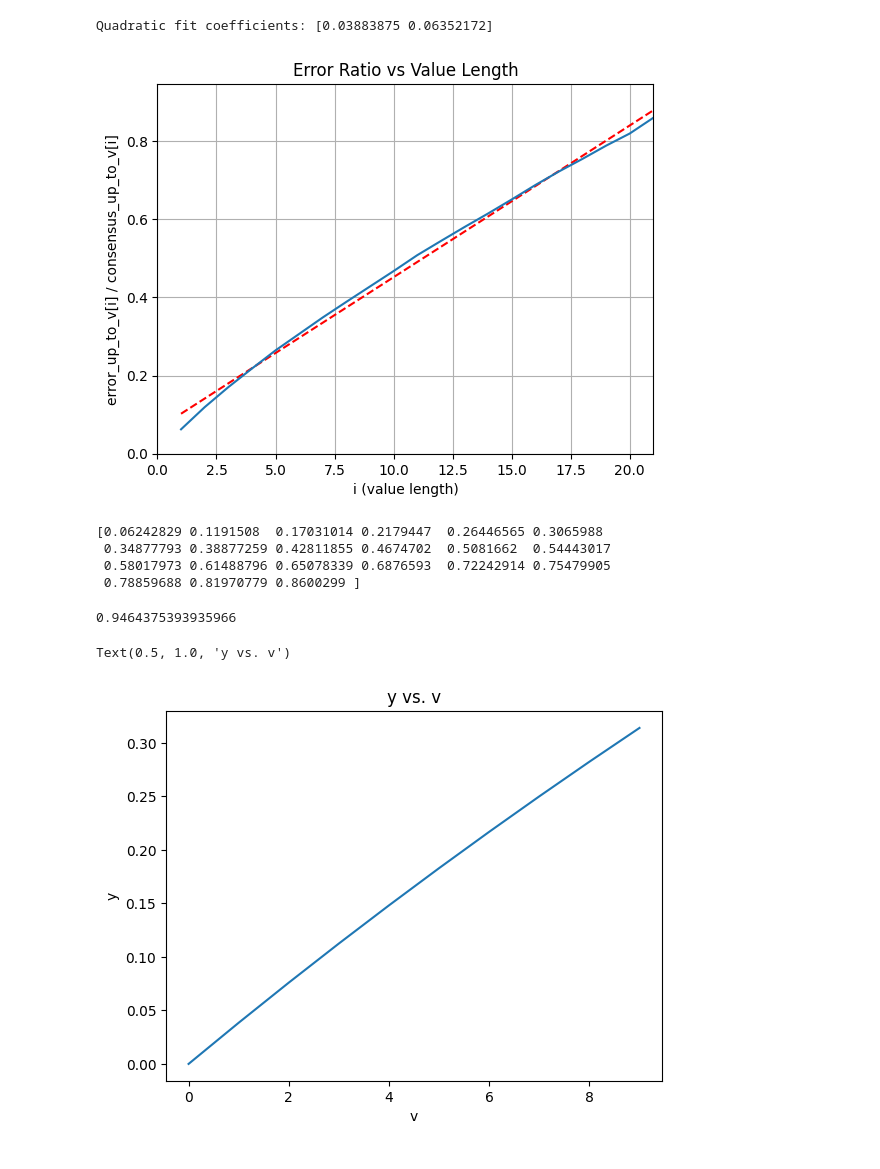
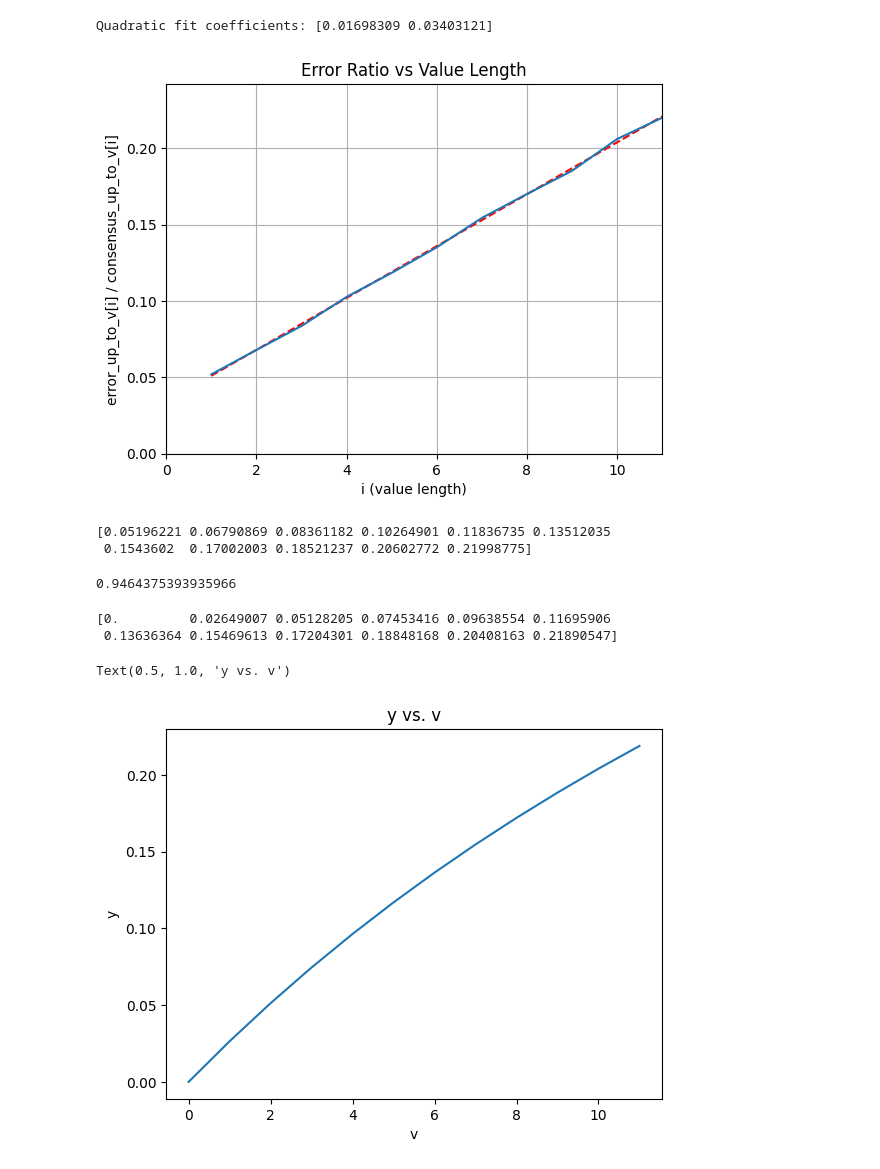
Before and after one commit to GZHoffie/skiver-test, a Jupyter notebook: experiments/simulate_kvmer_model/simulation.ipynb, the cells around one changed output. Drawn from its saved outputs; the diff is of its cells as text; code cells hidden in the pictures.

```diff
--- a/experiments/simulate_kvmer_model/simulation.ipynb
+++ b/experiments/simulate_kvmer_model/simulation.ipynb
@@ -58,7 +58,7 @@ class KVMerErrorModel:
 
         return drawed
 
-    def simulate_kvmer(self, error_rate: float):
+    def simulate_kvmer(self, error_rate: float, **kwargs) -> list:
         """
         Computes statistics based on the given error rate.
 
@@ -71,6 +71,20 @@ class KVMerErrorModel:
         # Simulate a list of 0 and 1s based on the error rate
         # [TODO] Simulate dependencies
         kvmer = np.random.choice([0, 1], size=(self.k + self.v,), p=[1 - error_rate, error_rate])
+        if 'p01' in kwargs and 'p11' in kwargs:
+            p01 = kwargs.get('p01')
+            p11 = kwargs.get('p11')
+            for i in range(1, len(kvmer)):
+                if kvmer[i-1] == 0:
+                    kvmer[i] = np.random.choice([0, 1], p=[1 - p01, p01])
+                else:
+                    kvmer[i] = np.random.choice([0, 1], p=[1 - p11, p11])
+        return kvmer
+
+    def add_error(self, kvmer: list, error_rate: float) -> list:
+        for i in range(len(kvmer)):
+            if np.random.rand() < error_rate:
+                kvmer[i] = 1
         return kvmer
 
     def get_stats(self, kvmer: list) -> dict:
@@ -116,9 +130,14 @@ class KVMerErrorModel:
             else:
                 raise ValueError("Unsupported distribution type. Use 'beta' or 'normal'.")
 
-            error_rates.append(error_rate)
 
-            kvmer = self.simulate_kvmer(error_rate)
+
+            kvmer = self.simulate_kvmer(error_rate, **kwargs)
+            #error_rates.append(error_rate)
+            error_rates.append(np.sum(kvmer) / len(kvmer))
+
+            if 'bg_error_rate' in kwargs:
+                kvmer = self.add_error(kvmer, kwargs.get('bg_error_rate'))
             #print(kvmer)
             stats = self.get_stats(kvmer)
             key_hit.append(stats['key_hit'])
@@ -146,7 +165,7 @@ def gather_simulation_results(simulation_results):
     key_hit_error_rate = []
 
     for i in range(simulation_results['p0'].shape[0]):
-        #if simulation_results['key_hit'][i] == 1:
+        if simulation_results['key_hit'][i] == 1:
             key_hit_error_rate.append(simulation_results['error_rate'][i])
             consensus_up_to_v += simulation_results['p0'][i]
             error_up_to_v += simulation_results['p1'][i]
@@ -159,13 +178,14 @@ def gather_simulation_results(simulation_results):
         'error_up_to_v': error_up_to_v
     }
 # %%
-model = KVMerErrorModel(k=21, v=21)
+model = KVMerErrorModel(k=21, v=11)
 
-error_rate = 0.03
+error_rate = 0.02
+std = 0.0
 mult = 10
-shift = 0.03
-simulation_results = model.simulate(num_samples=100000, distribution='shifted_beta', alpha=error_rate * mult, beta=(1 - error_rate) * mult, shift=shift)
-#simulation_results = model.simulate(num_samples=100000, distribution='normal', mean=error_rate, std=mult)
+shift = 0.0
+#simulation_results = model.simulate(num_samples=50000, distribution='shifted_beta', alpha=error_rate * mult, beta=(1 - error_rate) * mult, shift=shift)
+simulation_results = model.simulate(num_samples=50000, distribution='normal', mean=error_rate, std=std, p01=0.05, p11=0.7)
 gathered_results = gather_simulation_results(simulation_results)
 # %%
 # Plot histogram of error rates and key hit error rates
@@ -236,35 +244,34 @@ Consensus Ratios:  0.04501238458824608
 # %%
 # Plot error_up_to_v[i] / consensus_up_to_v[i]
 error_ratios = []
 for i in range(len(gathered_results['error_up_to_v'])):
     if gathered_results['consensus_up_to_v'][i] == 0:
         error_ratios.append(0)
     else:
         error_ratios.append(gathered_results['error_up_to_v'][i] / gathered_results['consensus_up_to_v'][i])
 # fit a linear regression after the loop
-x = np.arange(len(gathered_results['error_up_to_v'])) + 1
-y = np.array(error_ratios)
+value_take = 0
+x = (np.arange(len(gathered_results['error_up_to_v'])) + 1)[value_take:]
+y = np.array(error_ratios)[value_take:]
 coefficients = np.polyfit(x, y, 1)
 print(f'Quadratic fit coefficients: {coefficients}')
 y_pred = np.polyval(coefficients, x)
 plt.plot(x, y_pred, color='red', linestyle='--', label=f'Quadratic fit')
 plt.plot(np.arange(len(gathered_results['error_up_to_v'])) + 1, error_ratios)
 plt.xlabel('i (value length)')
 plt.ylabel('error_up_to_v[i] / consensus_up_to_v[i]')
 plt.title('Error Ratio vs Value Length')
 plt.grid()
 plt.xlim(0, np.max(x))
 plt.ylim(0, np.max(error_ratios) * 1.1)
 plt.show()
 
 print(y)
 # %% [output]
-Quadratic fit coefficients: [0.03883875 0.06352172]
+Quadratic fit coefficients: [0.01698309 0.03403121]
-[figure, old version]
+[figure, new version]
-[0.06242829 0.1191508  0.17031014 0.2179447  0.26446565 0.3065988
- 0.34877793 0.38877259 0.42811855 0.4674702  0.5081662  0.54443017
- 0.58017973 0.61488796 0.65078339 0.6876593  0.72242914 0.75479905
- 0.78859688 0.81970779 0.8600299 ]
+[0.05196221 0.06790869 0.08361182 0.10264901 0.11836735 0.13512035
+ 0.1543602  0.17002003 0.18521237 0.20602772 0.21998775]
 # %%
 1 / (1 + 0.05659376174018003)
 # %% [output]
@@ -273,9 +280,14 @@ Quadratic fit coefficients: [0.03883875 0.06352172]
 alpha=error_rate * mult
 beta=(1 - error_rate) * mult
 
-k = 31
-v = np.arange(10)
+#alpha = 50
+#beta = 950
+
+k = 21
+v = np.arange(0, 12)
 y_values = v * alpha / (beta + v + k - 1)
+
+print(y_values)
 
 # Plot y vs. v
 import matplotlib.pyplot as plt
@@ -284,5 +296,7 @@ plt.xlabel('v')
 plt.ylabel('y')
 plt.title('y vs. v')
 # %% [output]
-Text(0.5, 1.0, 'y vs. v')
+[0.         0.02649007 0.05128205 0.07453416 0.09638554 0.11695906
+ 0.13636364 0.15469613 0.17204301 0.18848168 0.20408163 0.21890547]
+Text(0.5, 1.0, 'y vs. v')
-[figure, old version]
+[figure, new version]
```
Also changed, not shown: parts of 7 cells of this notebook.
